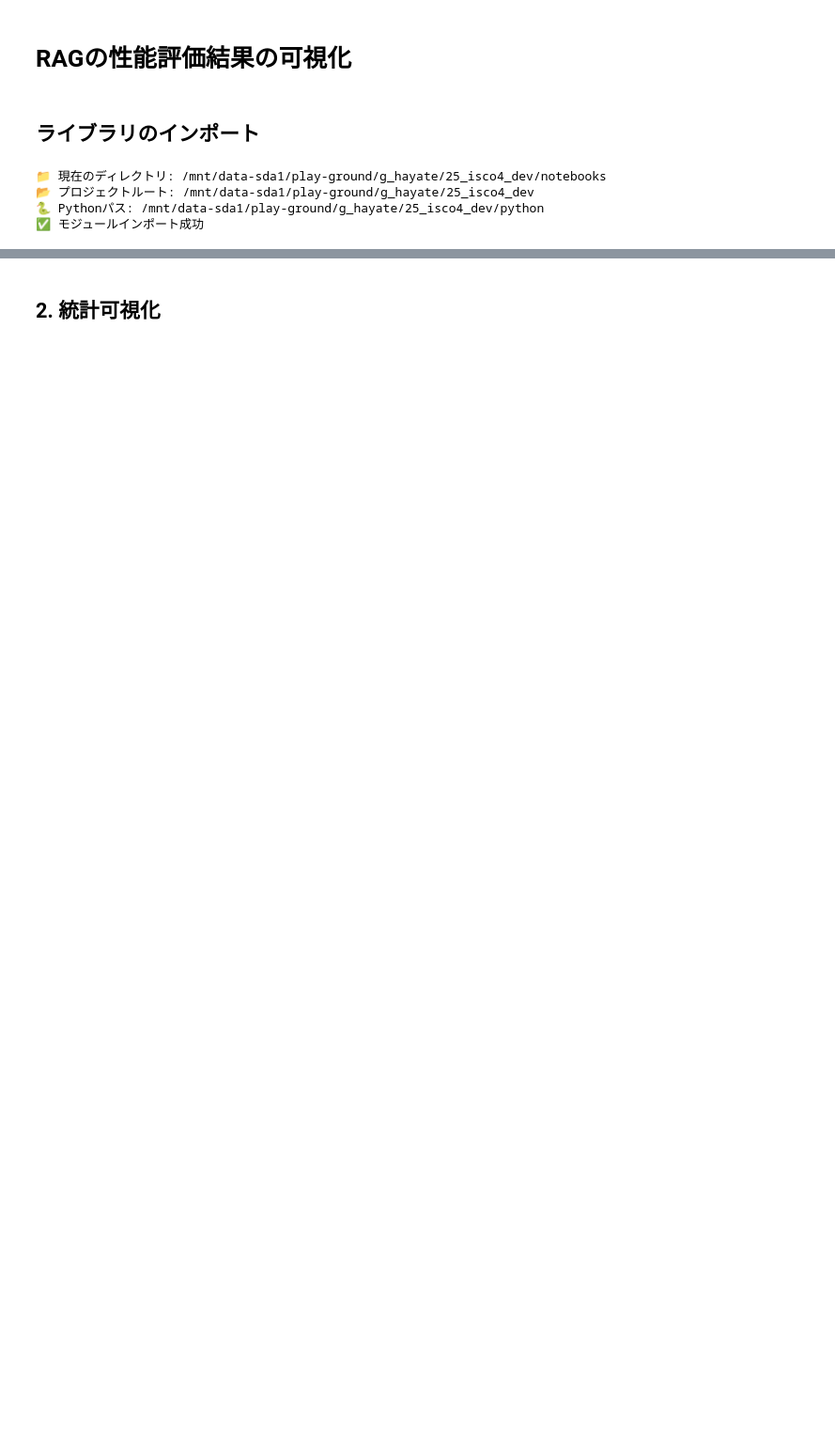
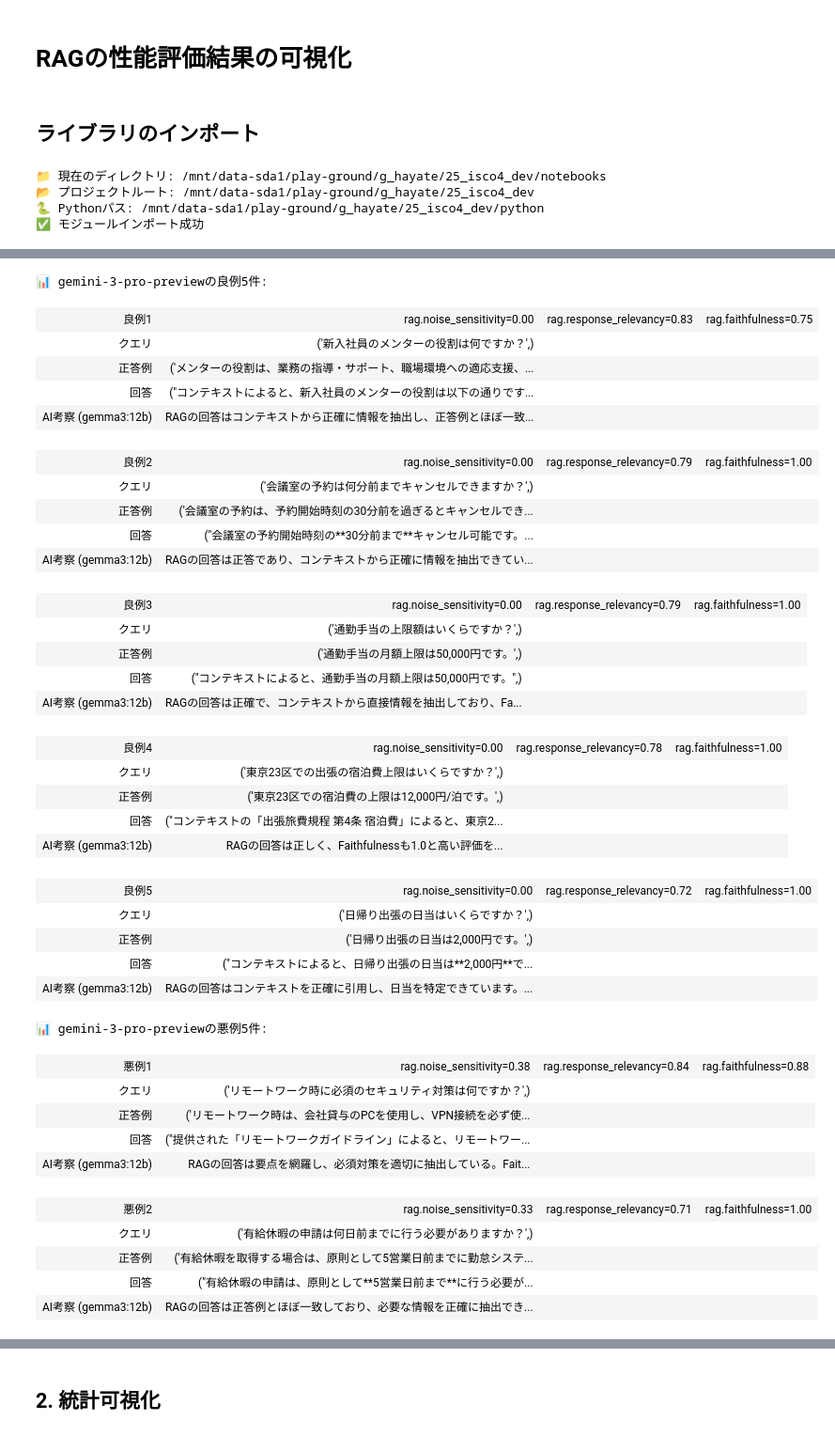
Before and after one commit to Hugkun/25_isco4, a Jupyter notebook: notebooks/visualize.ipynb, the cells around one changed output, grey strips where cells are left out. Shown at 94% size. Saved outputs shown, nothing was run; the diff lists cells and outputs as text; code cells hidden in the pictures; blank space fills up the shorter version.

```diff
--- a/notebooks/visualize.ipynb
+++ b/notebooks/visualize.ipynb
@@ -42,3 +49,4 @@ SUMMARY_FILE = project_root / "outputs" / "summary.xlsx"
 GEMINI_RESULTS_DIR = project_root / "outputs" / "external" / "gemini"
 OLLAMA_RESULTS_DIR = project_root / "outputs" / "external" / "ollama"
 PLOT_DIR = project_root / "outputs" / "plots"
+EVALUATOR_LLM = "gemma3:12b"
@@ -124,0 +348,79 @@ max             13.467421            5.466405                0.920398
+# %%
+def show_good_bad_examples(evaluator_llm, file_path, n=5):
+    result_df = pd.read_excel(file_path)
+    model_name = file_path.stem.removeprefix("results_")
+    result_df['rag.negative_noise_sensitivity'] = result_df['rag.noise_sensitivity'].map(lambda x: -x)
+
+    #### 良例n件の表示 ####
+
+    print(f"📊 {model_name}の良例5件:")
+    for i, values in enumerate(result_df.nlargest(n, ['rag.negative_noise_sensitivity', 'rag.response_relevancy', 'rag.faithfulness']).values):
+        query = values[0]
+        context = values[1]
+        rag_answer = values[5]
+        ground_truth = values[6]
+        noise_sensitivity = values[11]
+        response_relevancy = values[12]
+        faithfulness = values[13]
+        analysis = generate_analysis(evaluator_llm, query, context, ground_truth, rag_answer, response_relevancy, faithfulness, noise_sensitivity)
+        show_table(f"良例{i+1}", query, ground_truth, rag_answer, response_relevancy, faithfulness, noise_sensitivity, analysis)
+
+    #### 悪例n件の表示 ####
+
+    print(f"📊 {model_name}の悪例5件:")
+    for i, values in enumerate(result_df.nsmallest(n, ['rag.negative_noise_sensitivity', 'rag.response_relevancy', 'rag.faithfulness']).values):
+        query = values[0]
+        context = values[1]
+        rag_answer = values[5]
+        ground_truth = values[6]
+        noise_sensitivity = values[11]
+        response_relevancy = values[12]
+        faithfulness = values[13]
+        analysis = generate_analysis(evaluator_llm, query, context, ground_truth, rag_answer, response_relevancy, faithfulness, noise_sensitivity)
+        show_table(f"悪例{i+1}", query, ground_truth, rag_answer, response_relevancy, faithfulness, noise_sensitivity, analysis)
+# %%
+evaluator_llm = _initialize_evaluator_llm(EVALUATOR_LLM)
+
+for file_path in GEMINI_RESULTS_DIR.glob("results_*.xlsx"):
+    show_good_bad_examples(evaluator_llm, file_path)
+
+for file_path in OLLAMA_RESULTS_DIR.glob("results_*.xlsx"):
+    show_good_bad_examples(evaluator_llm, file_path)
+# %% [output]
+📊 gemini-3-pro-previewの良例5件:
+| 良例1 | rag.noise_sensitivity=0.00 | rag.response_relevancy=0.83 | rag.faithfulness=0.75 |
+| クエリ | ('新入社員のメンターの役割は何ですか？',) |  |  |
+| 正答例 | ('メンターの役割は、業務の指導・サポート、職場環境への適応支援、... |  |  |
+| 回答 | ("コンテキストによると、新入社員のメンターの役割は以下の通りです... |  |  |
+| AI考察 (gemma3:12b) | RAGの回答はコンテキストから正確に情報を抽出し、正答例とほぼ一致... |  |  |
+| 良例2 | rag.noise_sensitivity=0.00 | rag.response_relevancy=0.79 | rag.faithfulness=1.00 |
+| クエリ | ('会議室の予約は何分前までキャンセルできますか？',) |  |  |
+| 正答例 | ('会議室の予約は、予約開始時刻の30分前を過ぎるとキャンセルでき... |  |  |
+| 回答 | ("会議室の予約開始時刻の**30分前まで**キャンセル可能です。... |  |  |
+| AI考察 (gemma3:12b) | RAGの回答は正答であり、コンテキストから正確に情報を抽出できてい... |  |  |
+| 良例3 | rag.noise_sensitivity=0.00 | rag.response_relevancy=0.79 | rag.faithfulness=1.00 |
+| クエリ | ('通勤手当の上限額はいくらですか？',) |  |  |
+| 正答例 | ('通勤手当の月額上限は50,000円です。',) |  |  |
+| 回答 | ("コンテキストによると、通勤手当の月額上限は50,000円です。",) |  |  |
+| AI考察 (gemma3:12b) | RAGの回答は正確で、コンテキストから直接情報を抽出しており、Fa... |  |  |
+| 良例4 | rag.noise_sensitivity=0.00 | rag.response_relevancy=0.78 | rag.faithfulness=1.00 |
+| クエリ | ('東京23区での出張の宿泊費上限はいくらですか？',) |  |  |
+| 正答例 | ('東京23区での宿泊費の上限は12,000円/泊です。',) |  |  |
+| 回答 | ("コンテキストの「出張旅費規程 第4条 宿泊費」によると、東京2... |  |  |
+| AI考察 (gemma3:12b) | RAGの回答は正しく、Faithfulnessも1.0と高い評価を... |  |  |
+| 良例5 | rag.noise_sensitivity=0.00 | rag.response_relevancy=0.72 | rag.faithfulness=1.00 |
+| クエリ | ('日帰り出張の日当はいくらですか？',) |  |  |
+| 正答例 | ('日帰り出張の日当は2,000円です。',) |  |  |
+| 回答 | ("コンテキストによると、日帰り出張の日当は**2,000円**で... |  |  |
+| AI考察 (gemma3:12b) | RAGの回答はコンテキストを正確に引用し、日当を特定できています。... |  |  |
+📊 gemini-3-pro-previewの悪例5件:
+| 悪例1 | rag.noise_sensitivity=0.38 | rag.response_relevancy=0.84 | rag.faithfulness=0.88 |
+| クエリ | ('リモートワーク時に必須のセキュリティ対策は何ですか？',) |  |  |
+| 正答例 | ('リモートワーク時は、会社貸与のPCを使用し、VPN接続を必ず使... |  |  |
+| 回答 | ("提供された「リモートワークガイドライン」によると、リモートワー... |  |  |
+| AI考察 (gemma3:12b) | RAGの回答は要点を網羅し、必須対策を適切に抽出している。Fait... |  |  |
+| 悪例2 | rag.noise_sensitivity=0.33 | rag.response_relevancy=0.71 | rag.faithfulness=1.00 |
+| クエリ | ('有給休暇の申請は何日前までに行う必要がありますか？',) |  |  |
+| 正答例 | ('有給休暇を取得する場合は、原則として5営業日前までに勤怠システ... |  |  |
+| 回答 | ("有給休暇の申請は、原則として**5営業日前まで**に行う必要が... |  |  |
+| AI考察 (gemma3:12b) | RAGの回答は正答例とほぼ一致しており、必要な情報を正確に抽出でき... |  |  |
```
Also changed, not shown: parts of 16 cells of this notebook, 4 other files.
